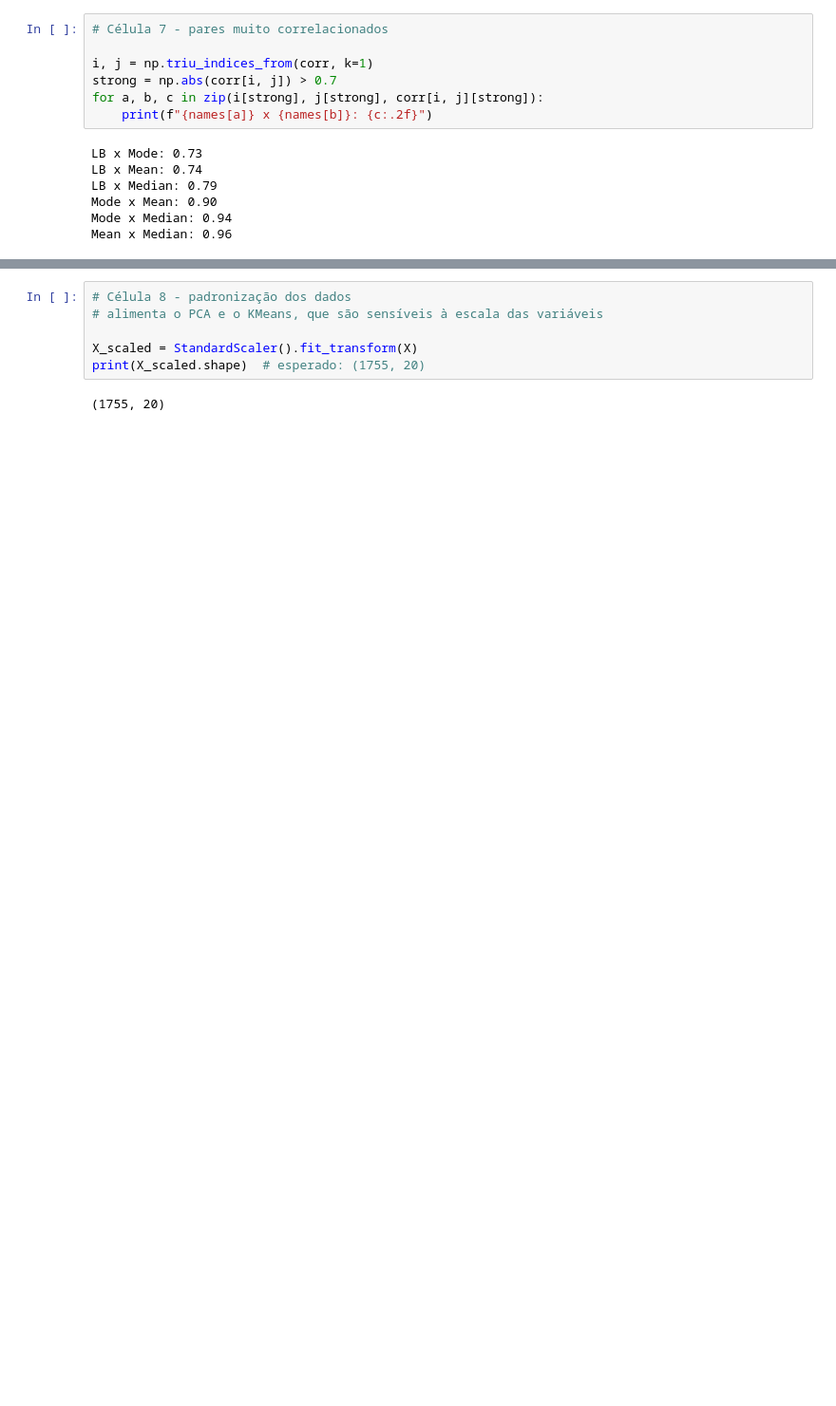
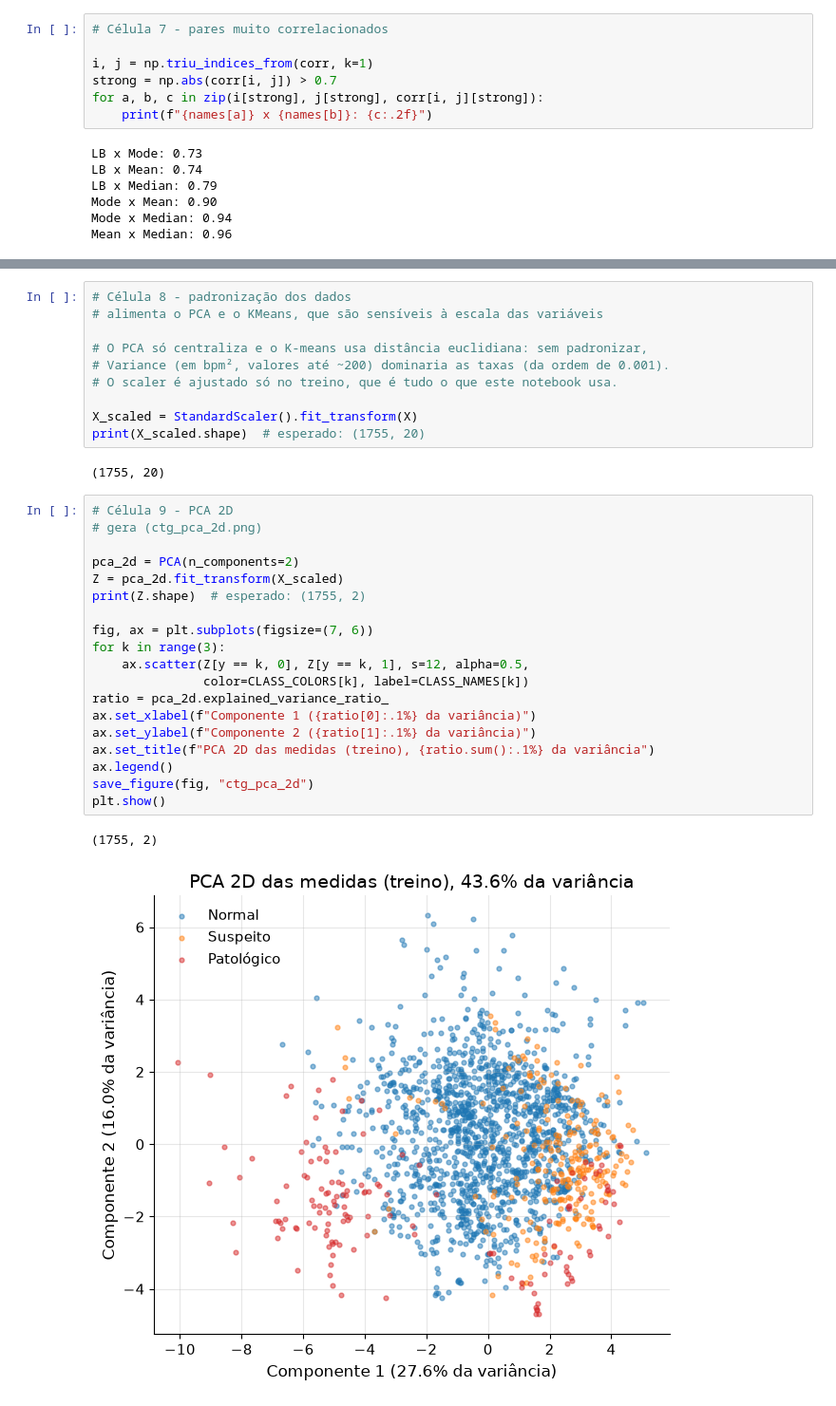
Before and after one commit to ml1-impatech/statstech-analise, a Jupyter notebook: notebooks/ctg_exploration.ipynb, the cells around one changed output, grey strips where cells are left out. Shown at 95% size. Saved outputs shown, nothing was run; the diff lists cells and outputs as text; blank space fills up the shorter version.

Commit message:
Adiciona o resto dos plots e comenta o notebook.

```diff
--- a/notebooks/ctg_exploration.ipynb
+++ b/notebooks/ctg_exploration.ipynb
@@ -135,7 +206,33 @@ Mean x Median: 0.96
 # Célula 8 - padronização dos dados
 # alimenta o PCA e o KMeans, que são sensíveis à escala das variáveis
 
+# O PCA só centraliza e o K-means usa distância euclidiana: sem padronizar,
+# Variance (em bpm², valores até ~200) dominaria as taxas (da ordem de 0.001).
+# O scaler é ajustado só no treino, que é tudo o que este notebook usa.
+
 X_scaled = StandardScaler().fit_transform(X)
 print(X_scaled.shape)  # esperado: (1755, 20)
 # %% [output]
 (1755, 20)
+# %%
+# Célula 9 - PCA 2D
+# gera (ctg_pca_2d.png)
+
+pca_2d = PCA(n_components=2)
+Z = pca_2d.fit_transform(X_scaled)
+print(Z.shape)  # esperado: (1755, 2)
+
+fig, ax = plt.subplots(figsize=(7, 6))
+for k in range(3):
+    ax.scatter(Z[y == k, 0], Z[y == k, 1], s=12, alpha=0.5,
+               color=CLASS_COLORS[k], label=CLASS_NAMES[k])
+ratio = pca_2d.explained_variance_ratio_
+ax.set_xlabel(f"Componente 1 ({ratio[0]:.1%} da variância)")
+ax.set_ylabel(f"Componente 2 ({ratio[1]:.1%} da variância)")
+ax.set_title(f"PCA 2D das medidas (treino), {ratio.sum():.1%} da variância")
+ax.legend()
+save_figure(fig, "ctg_pca_2d")
+plt.show()
+# %% [output]
+(1755, 2)
+[figure, added]
```
Also changed, not shown: parts of 14 cells of this notebook, 4 other files.
